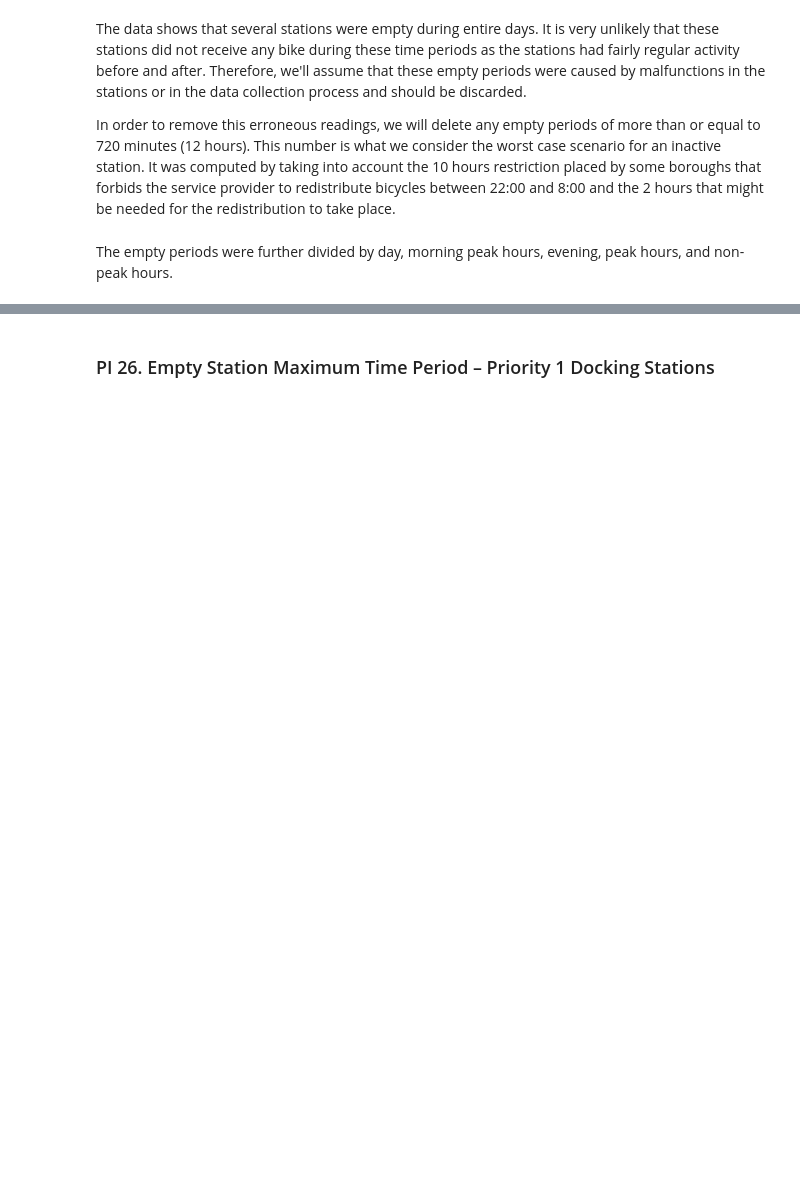
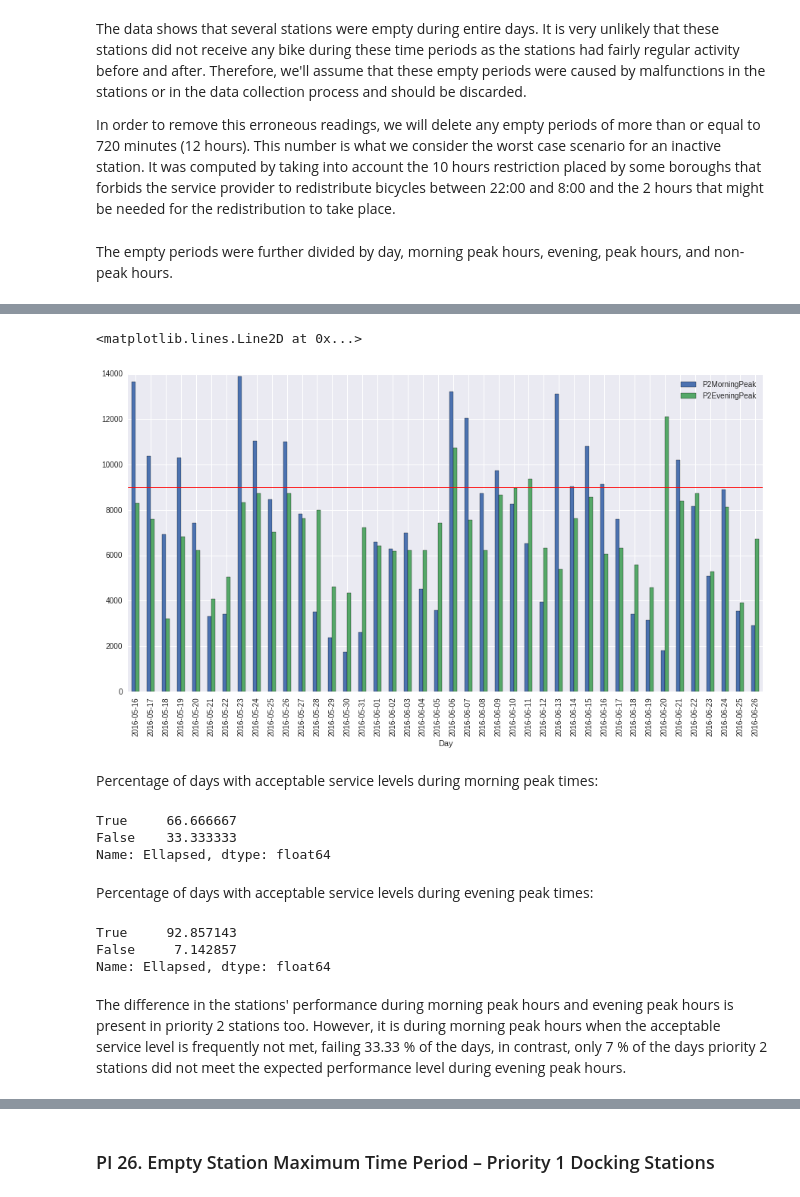
Before and after one commit to ibrahim85/spts-uoe, a Jupyter notebook: Untitled.ipynb, the cells around one changed output, grey strips where cells are left out. Saved outputs shown, nothing was run; the diff lists cells and outputs as text; code cells hidden in the pictures; blank space fills up the shorter version.

```diff
--- a/Untitled.ipynb
+++ b/Untitled.ipynb
@@ -149,0 +158,32 @@ sns.distplot(empty_periods.Ellapsed, kde=False)
+# %%
+p2_peak_threshold = 9000
+# %%
+p2_evening_peak = pi24_results.xs((2.0, 'EVENING_PEAK'), level=('Priority', 'PeakHours'))
+p2_morning_peak = pi24_results.xs((2.0, 'MORNING_PEAK'), level=('Priority', 'PeakHours'))
+# %%
+p2_peak = pd.concat([p2_morning_peak, p2_evening_peak], axis=1)
+p2_peak.columns = ['P2MorningPeak', 'P2EveningPeak']
+# %%
+ax = p2_peak.plot(kind='bar')
+ax.axhline(y=p2_peak_threshold, linewidth=1, color='r')
+# %% [output]
+<matplotlib.lines.Line2D at 0x...>
+[figure, added]
+# %% [markdown]
+Percentage of days with acceptable service levels during morning peak times:
+# %%
+(p2_morning_peak.Ellapsed <= p2_peak_threshold).value_counts() / len(p2_morning_peak) * 100
+# %% [output]
+True     66.666667
+False    33.333333
+Name: Ellapsed, dtype: float64
+# %% [markdown]
+Percentage of days with acceptable service levels during evening peak times:
+# %%
+(p2_evening_peak.Ellapsed <= p2_peak_threshold).value_counts() / len(p2_evening_peak) * 100
+# %% [output]
+True     92.857143
+False     7.142857
+Name: Ellapsed, dtype: float64
+# %% [markdown]
+The difference in the stations' performance during morning peak hours and evening peak hours is present in priority 2 stations too. However, it is during morning peak hours when the acceptable service level is frequently not met, failing 33.33 % of the days, in contrast, only 7 % of the days priority 2 stations did not meet the expected performance level during evening peak hours.
```
Also changed, not shown: parts of 122 cells of this notebook, 5 other files.
